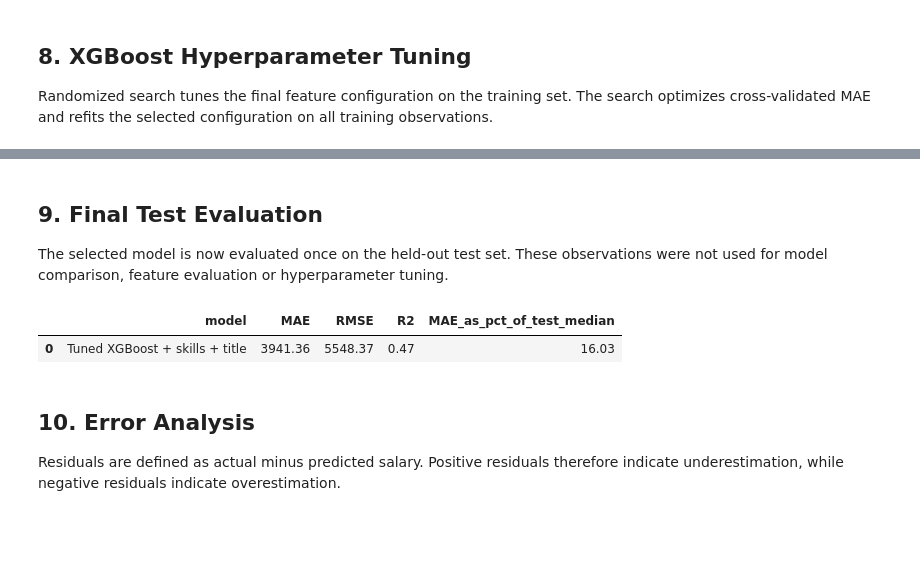
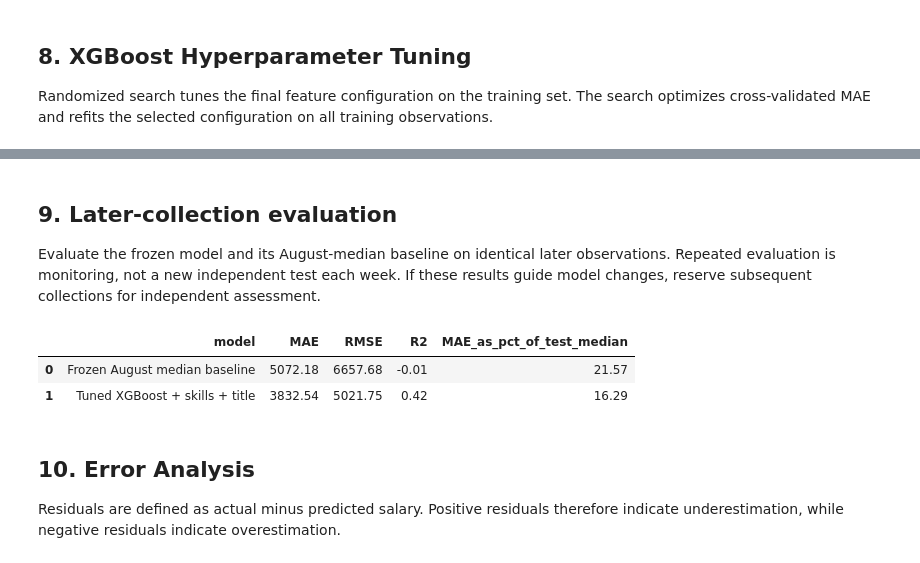
Before and after one commit to MateuszWojno/job_market_intelligence, a Jupyter notebook: notebooks/Modeling.ipynb, the cells around one changed output, grey strips where cells are left out. Drawn from its saved outputs; the diff is of its cells as text; code cells hidden in the pictures; blank space fills up the shorter version.

```diff
--- a/notebooks/Modeling.ipynb
+++ b/notebooks/Modeling.ipynb
@@ -87,6 +164,8 @@ numeric_features = ["experience_years_min"]
 feature_columns = categorical_features + numeric_features
 
 X = model_df[feature_columns].copy()
+X[categorical_features] = X[categorical_features].where(X[categorical_features].notna(), np.nan)
+X[numeric_features] = X[numeric_features].apply(pd.to_numeric, errors="raise")
 y = model_df[target].copy()
 
 feature_quality = pd.DataFrame({
@@ -157,5 +272,6 @@ information about large errors and explained variance.
 # %%
 models = {
+    "Median baseline": DummyRegressor(strategy="median"),
     "Linear Regression": Pipeline([
         ("preprocessor", preprocessor),
         ("model", LinearRegression()),
@@ -198,7 +314,7 @@ models = {
     ]),
 }
 
-cv = KFold(n_splits=5, shuffle=True, random_state=42)
+cv = GroupKFold(n_splits=5)
 scoring = {
     "MAE": "neg_mean_absolute_error",
     "RMSE": "neg_root_mean_squared_error",
@@ -261,16 +377,9 @@ skill_candidates = [
     "REST API", "Machine Learning",
 ]
 
-train_skills_text = model_df.loc[X_train.index, "required_skills"].fillna("")
-skill_counts = {}
-for skill in skill_candidates:
-    pattern = rf"(?<!\w){re.escape(skill)}(?!\w)"
-    skill_counts[skill] = train_skills_text.str.contains(
-        pattern,
-        case=False,
-        regex=True,
-    ).sum()
 
-top_skills = pd.Series(skill_counts).sort_values(ascending=False).head(20)
-top_skills.to_frame("training_offers")
+if bundle is not None:
+    skill_candidates = bundle["skill_candidates"]
+skill_columns = {skill: f"skill_{index:02d}" for index, skill in enumerate(skill_candidates)}
+display(pd.DataFrame({"technology": skill_candidates, "feature": list(skill_columns.values())}))
 # %% [output]
@@ -482,29 +618,40 @@ Best CV MAE: 3,896.37 PLN
 # %% [markdown]
-## 9. Final Test Evaluation
+## 9. Later-collection evaluation
 
-The selected model is now evaluated once on the held-out test set. These
-observations were not used for model comparison, feature evaluation or
-hyperparameter tuning.
+Evaluate the frozen model and its August-median baseline on identical later observations. Repeated evaluation is monitoring, not a new independent test each week. If these results guide model changes, reserve subsequent collections for independent assessment.
 # %%
-final_model = xgb_text_search.best_estimator_
+if X_test_text.columns.tolist() != metadata["feature_columns"]:
+    raise ValueError("Evaluation feature schema does not match the saved model.")
 final_predictions = final_model.predict(X_test_text)
 
 final_mae = mean_absolute_error(y_test, final_predictions)
 final_rmse = np.sqrt(mean_squared_error(y_test, final_predictions))
 final_r2 = r2_score(y_test, final_predictions)
 relative_mae = final_mae / y_test.median() * 100
 
 final_results = pd.DataFrame({
     "model": ["Tuned XGBoost + skills + title"],
     "MAE": [final_mae],
     "RMSE": [final_rmse],
     "R2": [final_r2],
     "MAE_as_pct_of_test_median": [relative_mae],
 }).round(2)
 final_results
+baseline_predictions = baseline_model.predict(X_test_text)
+baseline_mae = mean_absolute_error(y_test, baseline_predictions)
+baseline_result = pd.DataFrame([{
+    "model": "Frozen August median baseline",
+    "MAE": baseline_mae,
+    "RMSE": np.sqrt(mean_squared_error(y_test, baseline_predictions)),
+    "R2": r2_score(y_test, baseline_predictions),
+    "MAE_as_pct_of_test_median": baseline_mae / y_test.median() * 100,
+}]).round(2)
+final_results = pd.concat([baseline_result, final_results], ignore_index=True)
+display(final_results)
 # %% [output]
 |  | model | MAE | RMSE | R2 | MAE_as_pct_of_test_median |
-| 0 | Tuned XGBoost + skills + title | 3941.36 | 5548.37 | 0.47 | 16.03 |
+| 0 | Frozen August median baseline | 5072.18 | 6657.68 | -0.01 | 21.57 |
+| 1 | Tuned XGBoost + skills + title | 3832.54 | 5021.75 | 0.42 | 16.29 |
 # %% [markdown]
 ## 10. Error Analysis
 
```
Also changed, not shown: parts of 28 cells of this notebook, 3 other files.
